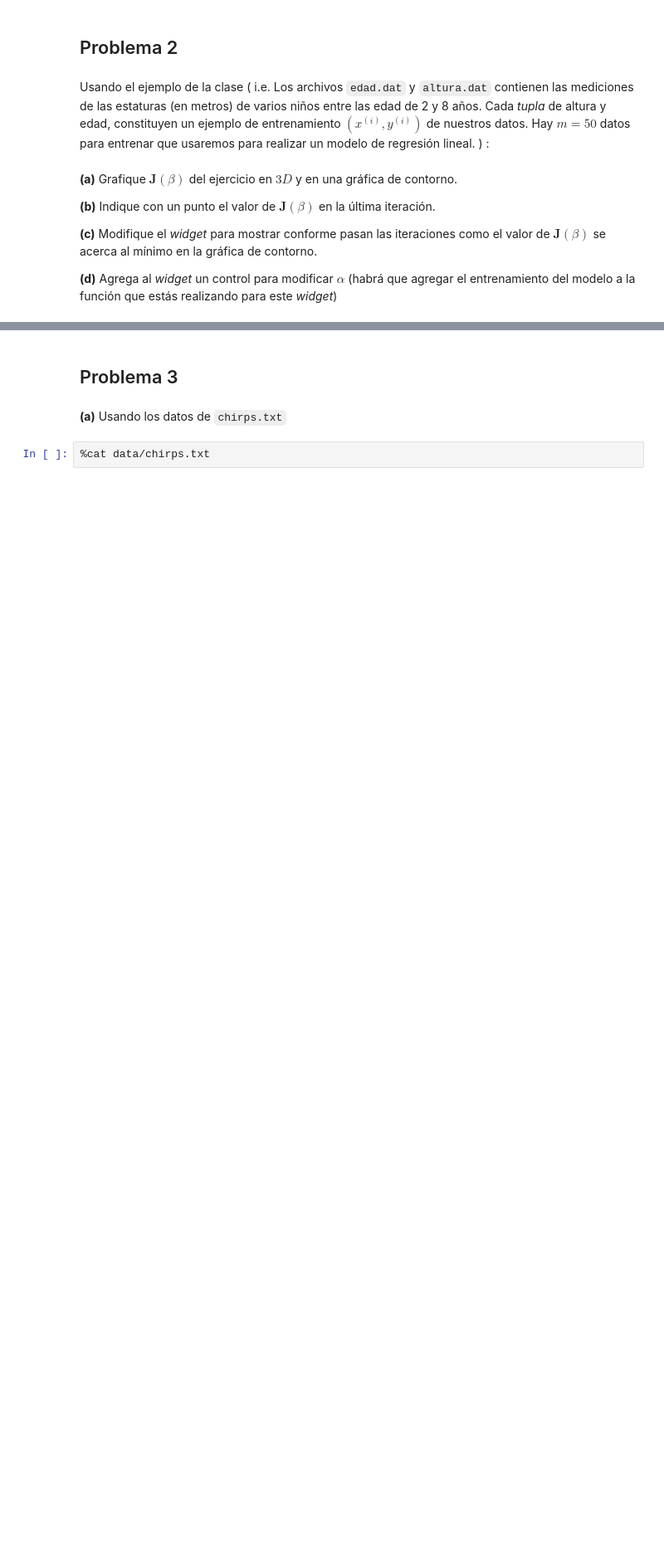
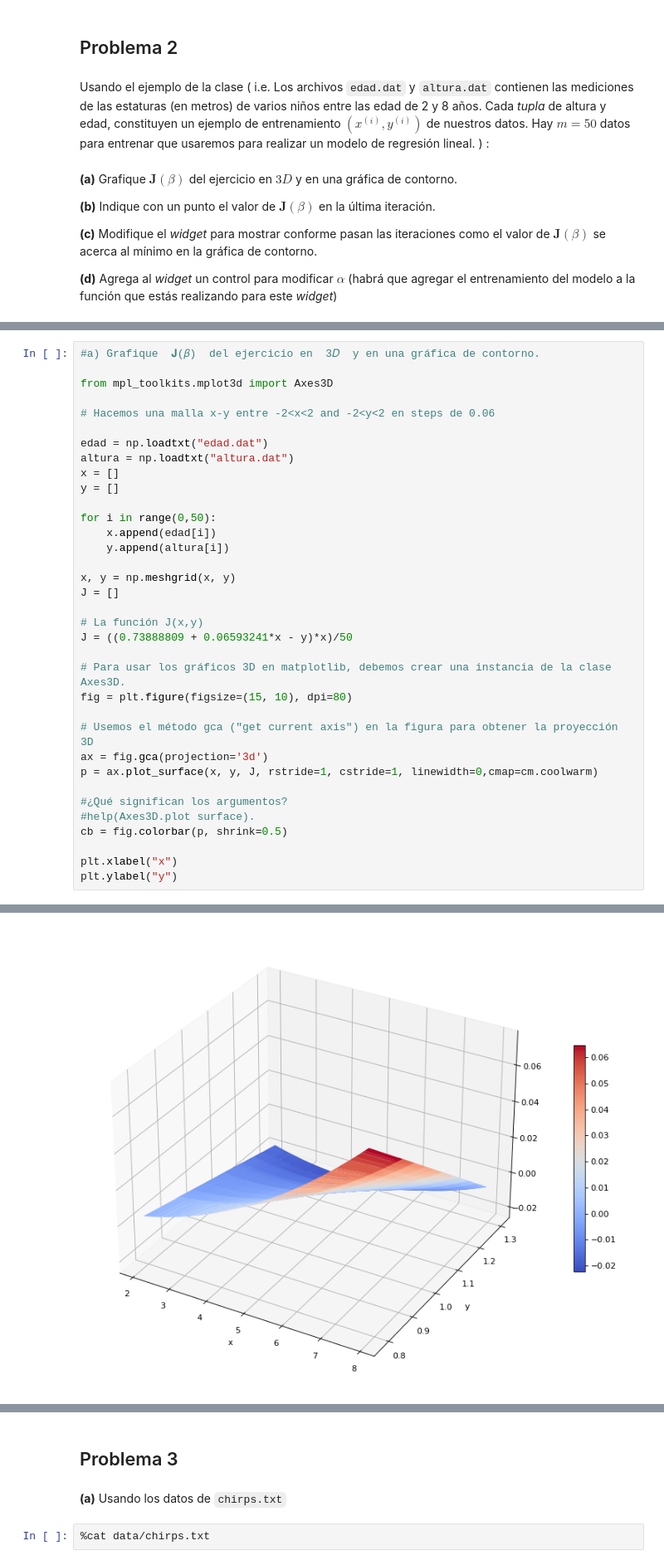
Before and after one commit to Skalas/Matematicas-Computacionales-fall2021, a Jupyter notebook: alumnos/ZihiFredo/Tareas/Tarea_1.ipynb, the cells around one changed output, grey strips where cells are left out. Shown at 83% size. Saved outputs shown, nothing was run; the diff lists cells and outputs as text; blank space fills up the shorter version.

```diff
--- a/alumnos/ZihiFredo/Tareas/Tarea_1.ipynb
+++ b/alumnos/ZihiFredo/Tareas/Tarea_1.ipynb
@@ -27,0 +153,36 @@ Usando el ejemplo de la clase ( i.e. Los archivos `edad.dat` y `altura.dat` cont
+# %%
+#a) Grafique  𝐉(𝛽)  del ejercicio en  3𝐷  y en una gráfica de contorno.
+
+from mpl_toolkits.mplot3d import Axes3D
+
+# Hacemos una malla x-y entre -2<x<2 and -2<y<2 en steps de 0.06
+
+edad = np.loadtxt("edad.dat")
+altura = np.loadtxt("altura.dat")
+x = []
+y = []
+
+for i in range(0,50):
+    x.append(edad[i])
+    y.append(altura[i])
+
+x, y = np.meshgrid(x, y)
+J = []
+
+# La función J(x,y)
+J = ((0.73888809 + 0.06593241*x - y)*x)/50
+
+# Para usar los gráficos 3D en matplotlib, debemos crear una instancia de la clase Axes3D.
+fig = plt.figure(figsize=(15, 10), dpi=80)
+
+# Usemos el método gca ("get current axis") en la figura para obtener la proyección 3D
+ax = fig.gca(projection='3d')
+p = ax.plot_surface(x, y, J, rstride=1, cstride=1, linewidth=0,cmap=cm.coolwarm)
+
+#¿Qué significan los argumentos?
+#help(Axes3D.plot surface).
+cb = fig.colorbar(p, shrink=0.5)
+
+plt.xlabel("x")
+plt.ylabel("y")
+# %% [output]
@@ -27,0 +190 @@ Usando el ejemplo de la clase ( i.e. Los archivos `edad.dat` y `altura.dat` cont
+[figure, added]
```
Also changed, not shown: parts of 31 cells of this notebook, 4 other files.
